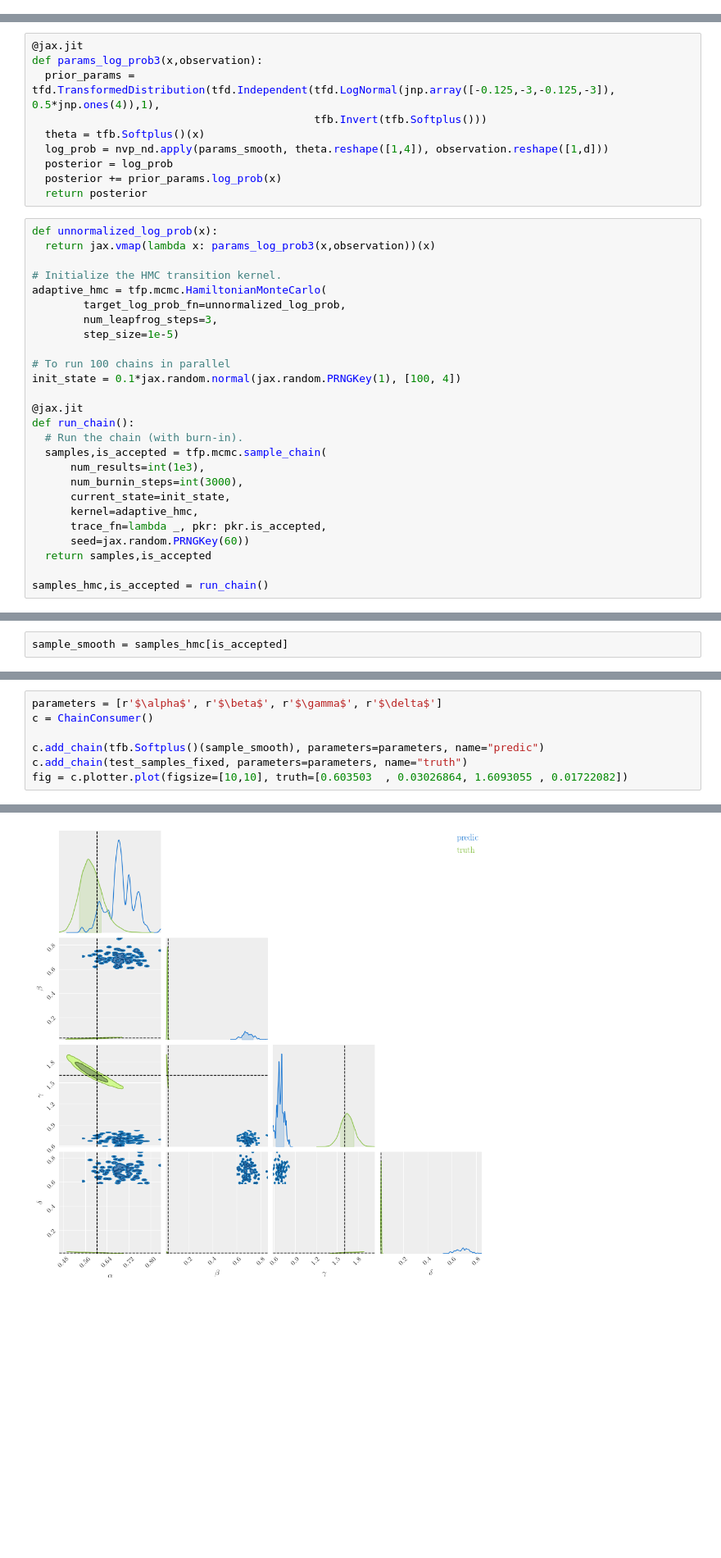
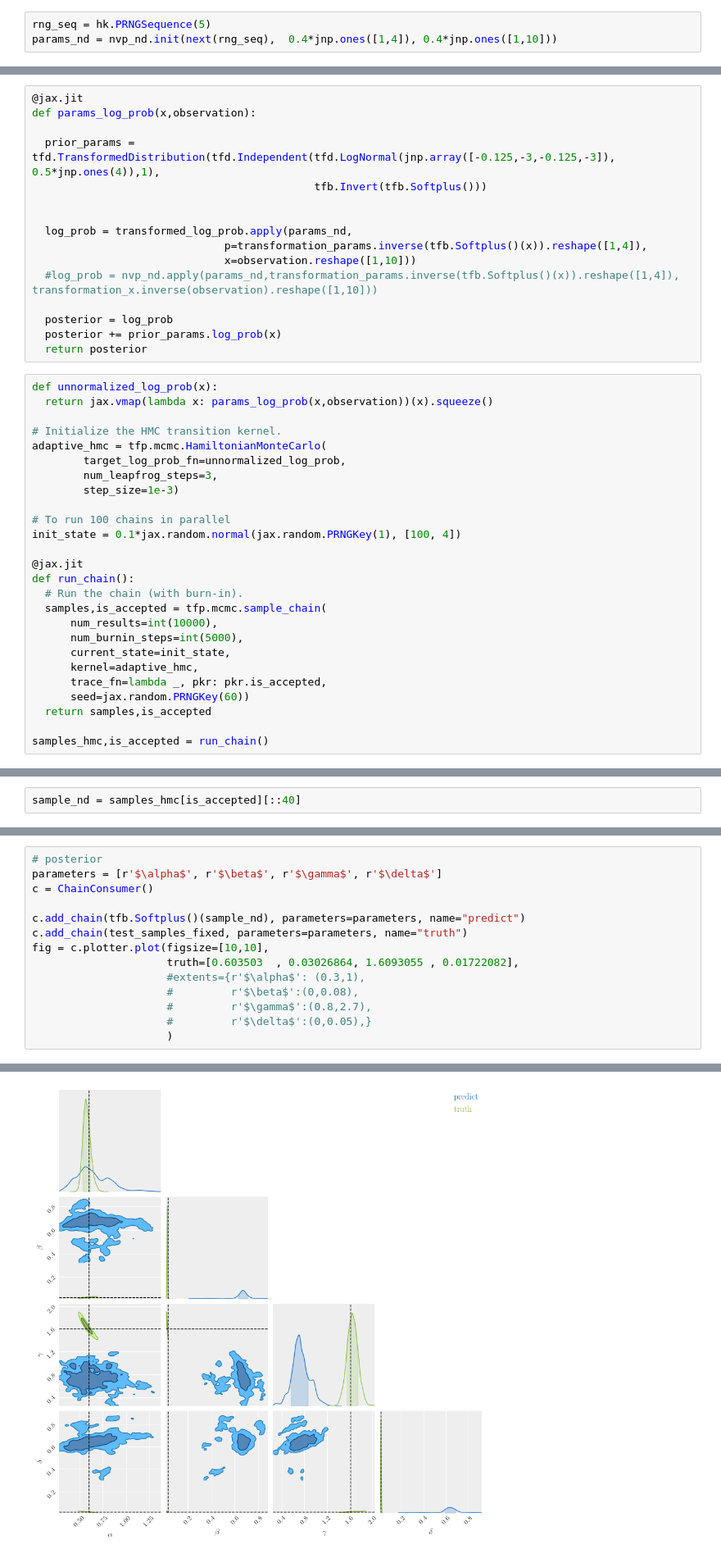
Before and after one commit to Justinezgh/SBI-Diff-Simulator, a Jupyter notebook: notebooks/Scandal_on_LV.ipynb, the cells around one changed output, grey strips where cells are left out. Shown at 82% size. Cells and saved outputs as stored; diff of their text form; blank space fills up the shorter version.

```diff
--- a/notebooks/Scandal_on_LV.ipynb
+++ b/notebooks/Scandal_on_LV.ipynb
@@ -274,0 +133,3 @@ class Flow_nd(hk.Module):
+# %%
+rng_seq = hk.PRNGSequence(5)
+params_nd = nvp_nd.init(next(rng_seq),  0.4*jnp.ones([1,4]), 0.4*jnp.ones([1,10]))
@@ -402,22 +202,28 @@ observation = np.reshape(observation0, (-1,10), order='F')
 # %%
 @jax.jit
-def params_log_prob3(x,observation):
+def params_log_prob(x,observation):
+
   prior_params = tfd.TransformedDistribution(tfd.Independent(tfd.LogNormal(jnp.array([-0.125,-3,-0.125,-3]), 0.5*jnp.ones(4)),1),
                                             tfb.Invert(tfb.Softplus()))
-  theta = tfb.Softplus()(x)
-  log_prob = nvp_nd.apply(params_smooth, theta.reshape([1,4]), observation.reshape([1,d]))
+
+
+  log_prob = transformed_log_prob.apply(params_nd,
+                              p=transformation_params.inverse(tfb.Softplus()(x)).reshape([1,4]),
+                              x=observation.reshape([1,10]))
+  #log_prob = nvp_nd.apply(params_nd,transformation_params.inverse(tfb.Softplus()(x)).reshape([1,4]), transformation_x.inverse(observation).reshape([1,10]))
+
   posterior = log_prob
   posterior += prior_params.log_prob(x)
   return posterior
 # %%
 def unnormalized_log_prob(x):
-  return jax.vmap(lambda x: params_log_prob3(x,observation))(x)
+  return jax.vmap(lambda x: params_log_prob(x,observation))(x).squeeze()
 
 # Initialize the HMC transition kernel.
 adaptive_hmc = tfp.mcmc.HamiltonianMonteCarlo(
         target_log_prob_fn=unnormalized_log_prob,
         num_leapfrog_steps=3,
-        step_size=1e-5)
+        step_size=1e-3)
 
 # To run 100 chains in parallel
 init_state = 0.1*jax.random.normal(jax.random.PRNGKey(1), [100, 4])
@@ -426,8 +232,8 @@ init_state = 0.1*jax.random.normal(jax.random.PRNGKey(1), [100, 4])
 def run_chain():
   # Run the chain (with burn-in).
   samples,is_accepted = tfp.mcmc.sample_chain(
-      num_results=int(1e3),
-      num_burnin_steps=int(3000),
+      num_results=int(10000),
+      num_burnin_steps=int(5000),
       current_state=init_state,
       kernel=adaptive_hmc,
       trace_fn=lambda _, pkr: pkr.is_accepted,
@@ -443,2 +249,2 @@ plt.plot(samples_hmc[:,10,2])
 # %%
-sample_smooth = samples_hmc[is_accepted]
+sample_nd = samples_hmc[is_accepted][::40]
@@ -445,8 +253,15 @@ sample_smooth = samples_hmc[is_accepted]
 # %%
+# posterior
 parameters = [r'$\alpha$', r'$\beta$', r'$\gamma$', r'$\delta$']
 c = ChainConsumer()
 
-c.add_chain(tfb.Softplus()(sample_smooth), parameters=parameters, name="predic")
+c.add_chain(tfb.Softplus()(sample_nd), parameters=parameters, name="predict")
 c.add_chain(test_samples_fixed, parameters=parameters, name="truth")
-fig = c.plotter.plot(figsize=[10,10], truth=[0.603503  , 0.03026864, 1.6093055 , 0.01722082])
+fig = c.plotter.plot(figsize=[10,10],
+                     truth=[0.603503  , 0.03026864, 1.6093055 , 0.01722082],
+                     #extents={r'$\alpha$': (0.3,1),
+                     #         r'$\beta$':(0,0.08),
+                     #         r'$\gamma$':(0.8,2.7),
+                     #         r'$\delta$':(0,0.05),}
+                     )
 # %% [output]
@@ -455 +269 @@ WARNING:chainconsumer:Parameter $\delta$ in chain predic is not constrained
-[figure, old version]
+[figure, new version]
```
Also changed, not shown: parts of 54 cells of this notebook.
